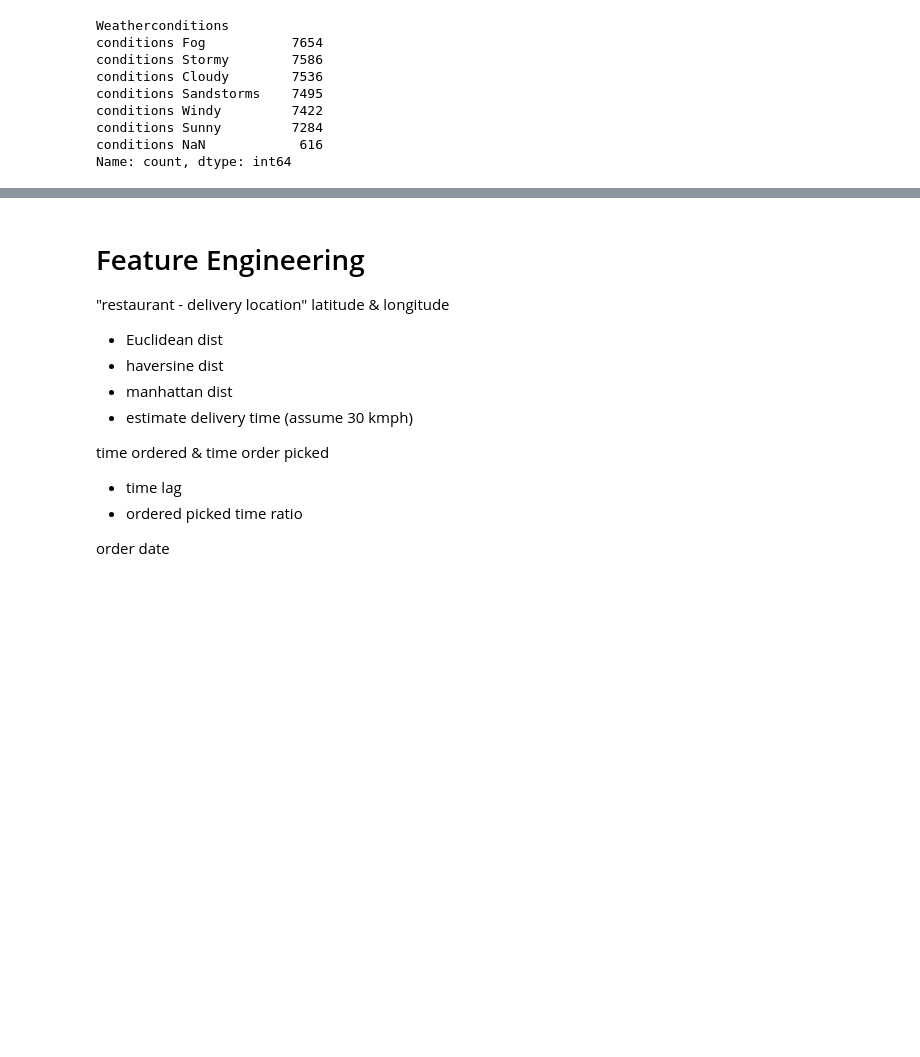
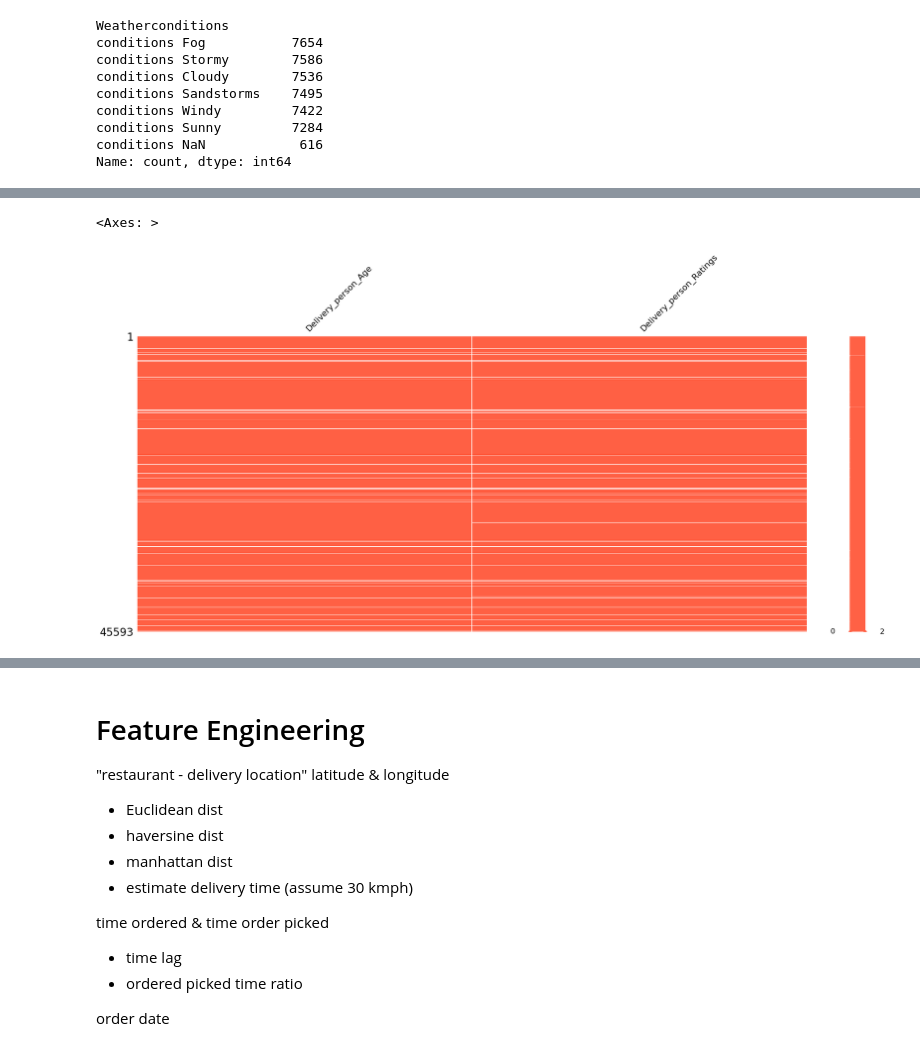
Before and after one commit to ronylpatil/delivery-time-estm, a Jupyter notebook: notebooks/preprocessing.ipynb, the cells around one changed output, grey strips where cells are left out. Saved outputs shown, nothing was run; the diff lists cells and outputs as text; code cells hidden in the pictures; blank space fills up the shorter version.

```diff
--- a/notebooks/preprocessing.ipynb
+++ b/notebooks/preprocessing.ipynb
@@ -270,3 +369,9 @@ np.int64(616)
+# %%
+# fixing category names
+df['Weatherconditions'] = df['Weatherconditions'].apply(lambda x: x.split(' ')[-1])
+
+# fixing NaN
+df['Weatherconditions'] = df['Weatherconditions'].replace('conditions NaN', np.nan)
 # %%
 df.isnull().sum()
 # %% [output]
@@ -309,2 +414,9 @@ City                           2.63
 Time_taken(min)                0.00
 dtype: float64
+# %%
+# Delivery_person_Age & Delivery_person_Ratting seems very correlated columns
+%matplotlib inline
+missingno.matrix(df.loc[:,['Delivery_person_Age', 'Delivery_person_Ratings']], color=(1, 0.38, 0.27))
+# %% [output]
+<Axes: >
+[figure, added]
```
Also changed, not shown: parts of 24 cells of this notebook.
